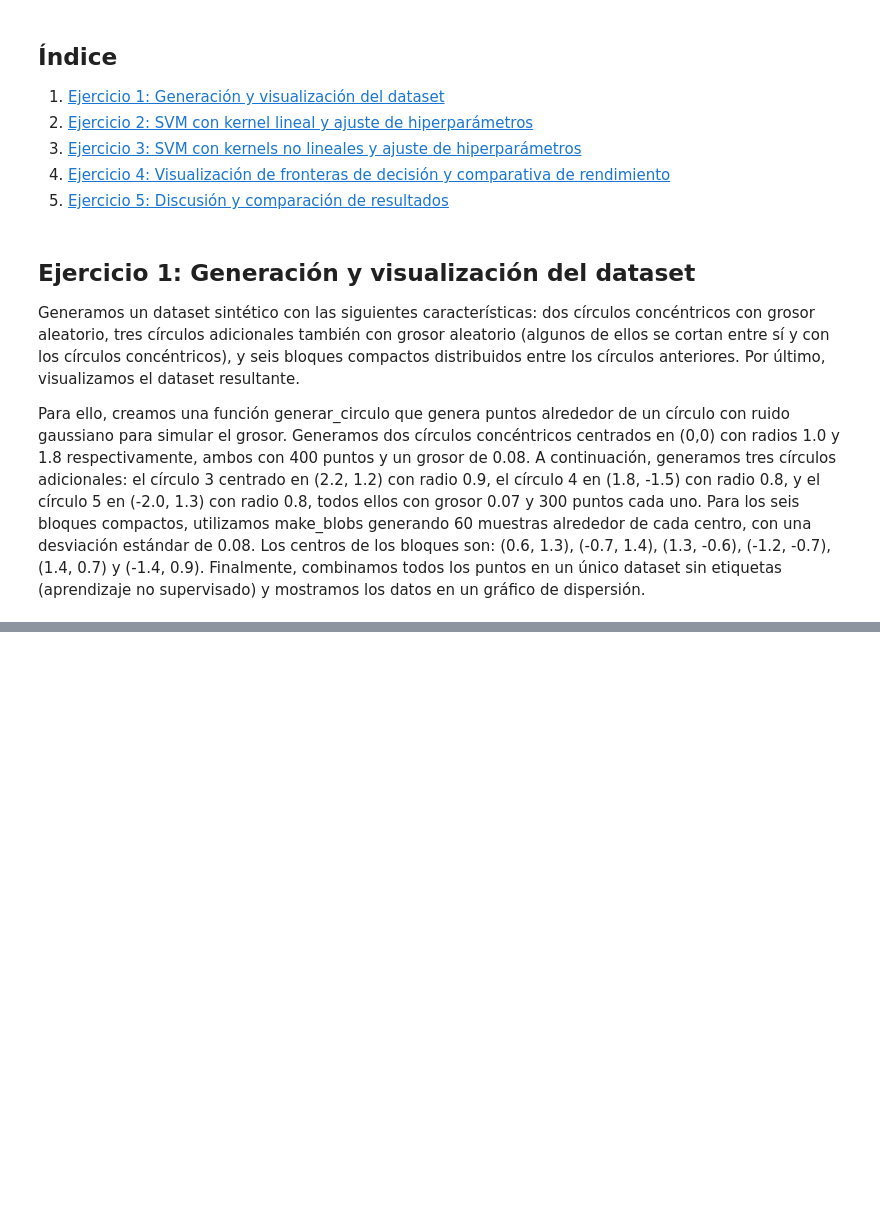
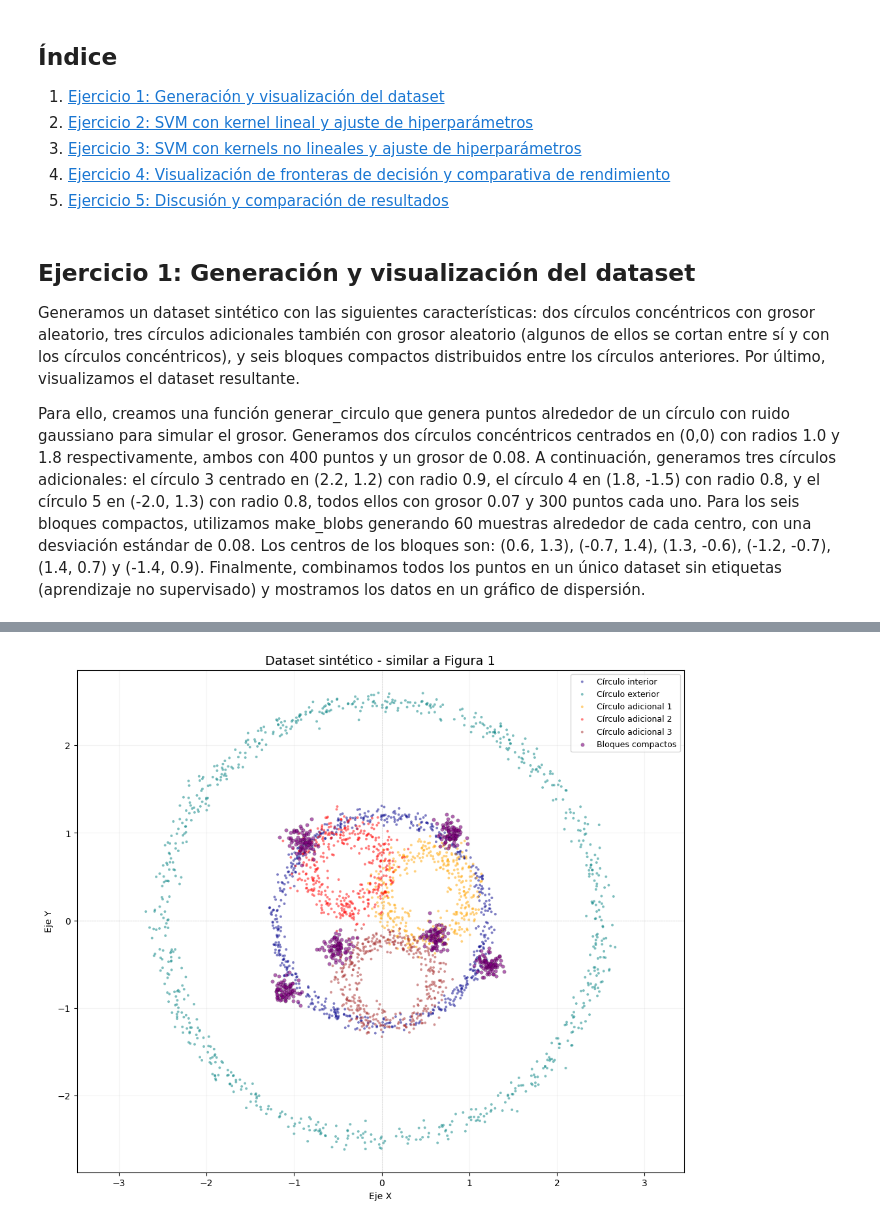
Before and after one commit to alex-rubino-fernandez/machine-learning-activities, a Jupyter notebook: act2-unsupervised-clustering/gcd_aa2_act2_alex_rubino.ipynb, the cells around one changed output, grey strips where cells are left out. Saved outputs shown, nothing was run; the diff lists cells and outputs as text; code cells hidden in the pictures; blank space fills up the shorter version.

```diff
--- a/act2-unsupervised-clustering/gcd_aa2_act2_alex_rubino.ipynb
+++ b/act2-unsupervised-clustering/gcd_aa2_act2_alex_rubino.ipynb
@@ -110,0 +112,77 @@ NOTA: No se incluyen etiquetas (aprendizaje no supervisado)
+# %%
+def generar_circulo(centro_x, centro_y, radio, n_puntos, grosor_min=0.04, grosor_max=0.12):
+    """
+    Genera puntos alrededor de un círculo con grosor ALEATORIO.
+    El grosor se elige aleatoriamente entre grosor_min y grosor_max.
+    """
+    # Grosor aleatorio para este círculo
+    grosor = np.random.uniform(grosor_min, grosor_max)
+
+    angulos = np.random.uniform(0, 2*np.pi, n_puntos)
+    r = radio + np.random.normal(0, grosor, n_puntos)
+    x = centro_x + r * np.cos(angulos)
+    y = centro_y + r * np.sin(angulos)
+    return np.column_stack([x, y]), grosor
+
+# Dos círculos concéntricos en (0,0) con grosor aleatorio
+circulo_int, g1 = generar_circulo(0, 0, 1.2, 600)
+circulo_ext, g2 = generar_circulo(0, 0, 2.5, 800)
+
+print(f"Círculo interior - grosor: {g1:.4f}")
+print(f"Círculo exterior - grosor: {g2:.4f}")
+
+# Tres círculos adicionales DENTRO del círculo interior con grosor aleatorio
+circulo_adicional1, g3 = generar_circulo(0.5, 0.3, 0.5, 400)
+circulo_adicional2, g4 = generar_circulo(-0.4, 0.6, 0.45, 400)
+circulo_adicional3, g5 = generar_circulo(0.1, -0.7, 0.5, 400)
+
+print(f"Círculo adicional 1 - grosor: {g3:.4f}")
+print(f"Círculo adicional 2 - grosor: {g4:.4f}")
+print(f"Círculo adicional 3 - grosor: {g5:.4f}")
+
+centros_bloques = [
+    (0.8, 1.0),      # bloque fuera, zona superior derecha
+    (-0.9, 0.9),     # bloque fuera, zona superior izquierda
+    (1.2, -0.5),     # bloque fuera, zona derecha
+    (-1.1, -0.8),    # bloque fuera, zona izquierda
+    (0.6, -0.2),     # bloque dentro, entre círculos adicionales
+    (-0.5, -0.3)     # bloque dentro, entre círculos adicionales
+]
+
+bloques = []
+for i, centro in enumerate(centros_bloques):
+    blob, _ = make_blobs(n_samples=80, centers=[centro], cluster_std=0.08, n_features=2)
+    bloques.append(blob)
+    print(f"Bloque {i+1}: {blob.shape[0]} puntos en {centro}")
+
+bloques_compactos = np.vstack(bloques)
+print(f"\nTotal puntos en bloques: {bloques_compactos.shape[0]}")
+
+# ===========================================
+# Unir todo en un solo dataset
+# ===========================================
+X = np.vstack([circulo_int, circulo_ext, circulo_adicional1, circulo_adicional2, circulo_adicional3, bloques_compactos])
+
+print(f"\nDataset final: {X.shape[0]} muestras, {X.shape[1]} características")
+print("NOTA: Dataset sin etiquetas (aprendizaje no supervisado)")
+
+# Visualización del dataset (con colores para distinguir estructuras)
+plt.figure(figsize=(12, 10))
+
+plt.scatter(circulo_int[:, 0], circulo_int[:, 1], s=8, alpha=0.5, c='darkblue', edgecolors='none', label='Círculo interior')
+plt.scatter(circulo_ext[:, 0], circulo_ext[:, 1], s=8, alpha=0.5, c='teal', edgecolors='none', label='Círculo exterior')
+plt.scatter(circulo_adicional1[:, 0], circulo_adicional1[:, 1], s=8, alpha=0.5, c='orange', edgecolors='none', label='Círculo adicional 1')
+plt.scatter(circulo_adicional2[:, 0], circulo_adicional2[:, 1], s=8, alpha=0.5, c='red', edgecolors='none', label='Círculo adicional 2')
+plt.scatter(circulo_adicional3[:, 0], circulo_adicional3[:, 1], s=8, alpha=0.5, c='brown', edgecolors='none', label='Círculo adicional 3')
+plt.scatter(bloques_compactos[:, 0], bloques_compactos[:, 1], s=15, alpha=0.6, c='purple', edgecolors='k', linewidth=0.2, label='Bloques compactos')
+
+plt.title('Dataset sintético - similar a Figura 1', fontsize=14)
+plt.xlabel('Eje X')
+plt.ylabel('Eje Y')
+plt.axhline(0, color='gray', linestyle='--', linewidth=0.5, alpha=0.3)
+plt.axvline(0, color='gray', linestyle='--', linewidth=0.5, alpha=0.3)
+plt.legend(loc='upper right', fontsize=9)
+plt.axis('equal')
+plt.grid(alpha=0.15)
+plt.show()
+# %% [output]
@@ -110,0 +205 @@ NOTA: No se incluyen etiquetas (aprendizaje no supervisado)
+[figure, added]
```
Also changed, not shown: parts of 2 cells of this notebook, 2 other files.
